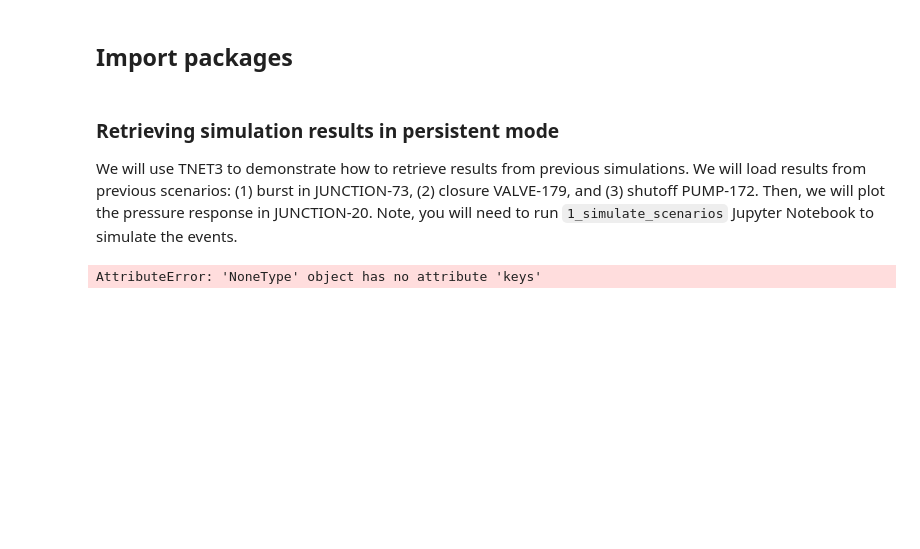
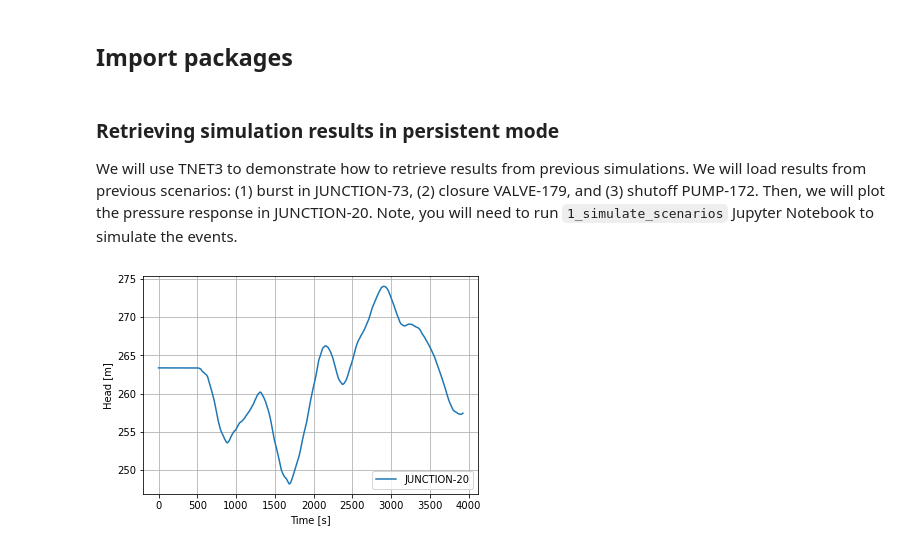
Before and after one commit to gandresr/ptsnet, a Jupyter notebook: publication/2_get_results.ipynb, the cells around one changed output. Drawn from its saved outputs; the diff is of its cells as text; code cells hidden in the pictures; blank space fills up the shorter version.

```diff
--- a/publication/2_get_results.ipynb
+++ b/publication/2_get_results.ipynb
@@ -17,11 +25,11 @@ from ptsnet.utils.io import get_example_path, export_time_series
 ### Retrieving simulation results in persistent mode
 We will use TNET3 to demonstrate how to retrieve results from previous simulations. We will load results from previous scenarios: (1) burst in JUNCTION-73, (2) closure VALVE-179, and (3) shutoff PUMP-172. Then, we will plot the pressure response in JUNCTION-20. Note, you will need to run `1_simulate_scenarios` Jupyter Notebook to simulate the events.
 # %%
-with PTSNETSimulation('TNet3_valve') as sim:
-    plt.plot(sim['time'], sim['node'].head['JUNCTION-20'], label='JUNCTION-20')
+with PTSNETSimulation('TNet3_burst') as sim:
+    plt.plot(sim['node'].head['JUNCTION-20'], label='JUNCTION-20')
     plt.xlabel('Time [s]'); plt.ylabel('Head [m]')
     plt.legend(loc='lower right')
     plt.grid(True)
     plt.show()
 # %% [output]
-AttributeError: 'NoneType' object has no attribute 'keys'
+[figure, added]
```
Also changed, not shown: parts of 3 cells of this notebook, 3 other files.
